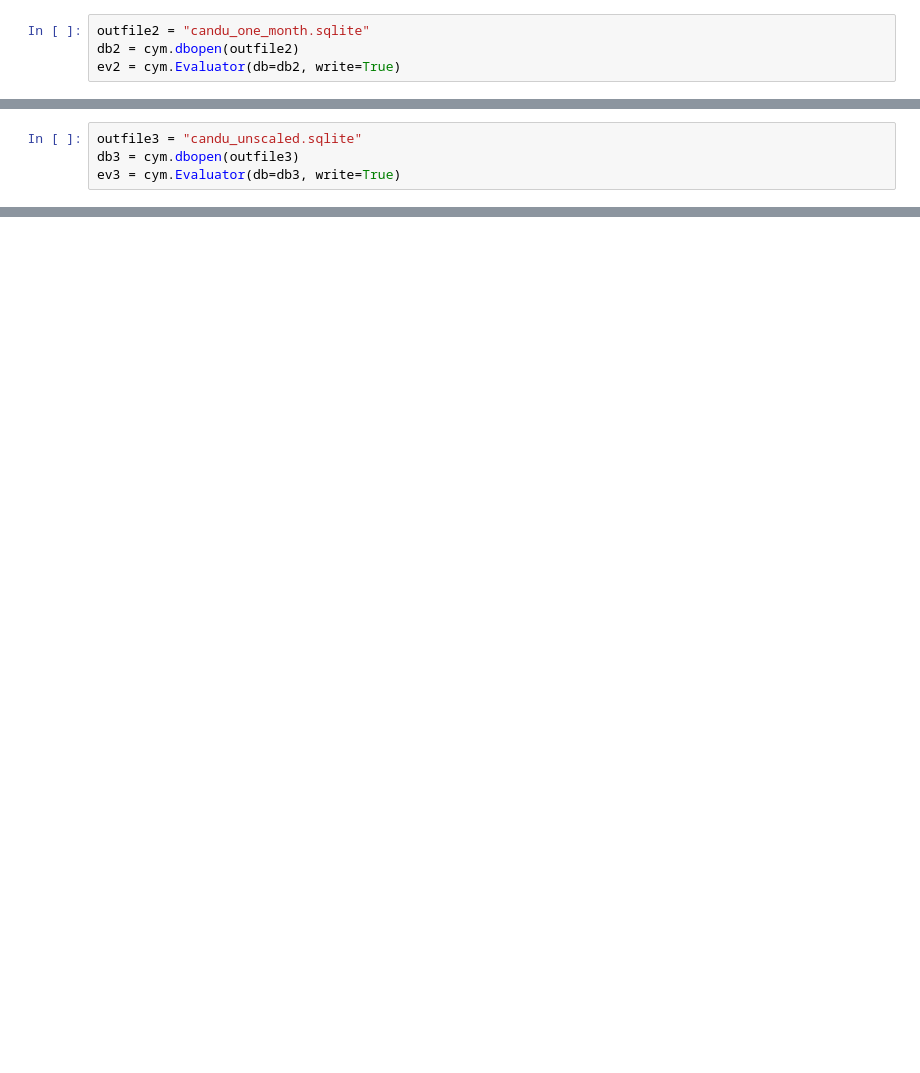
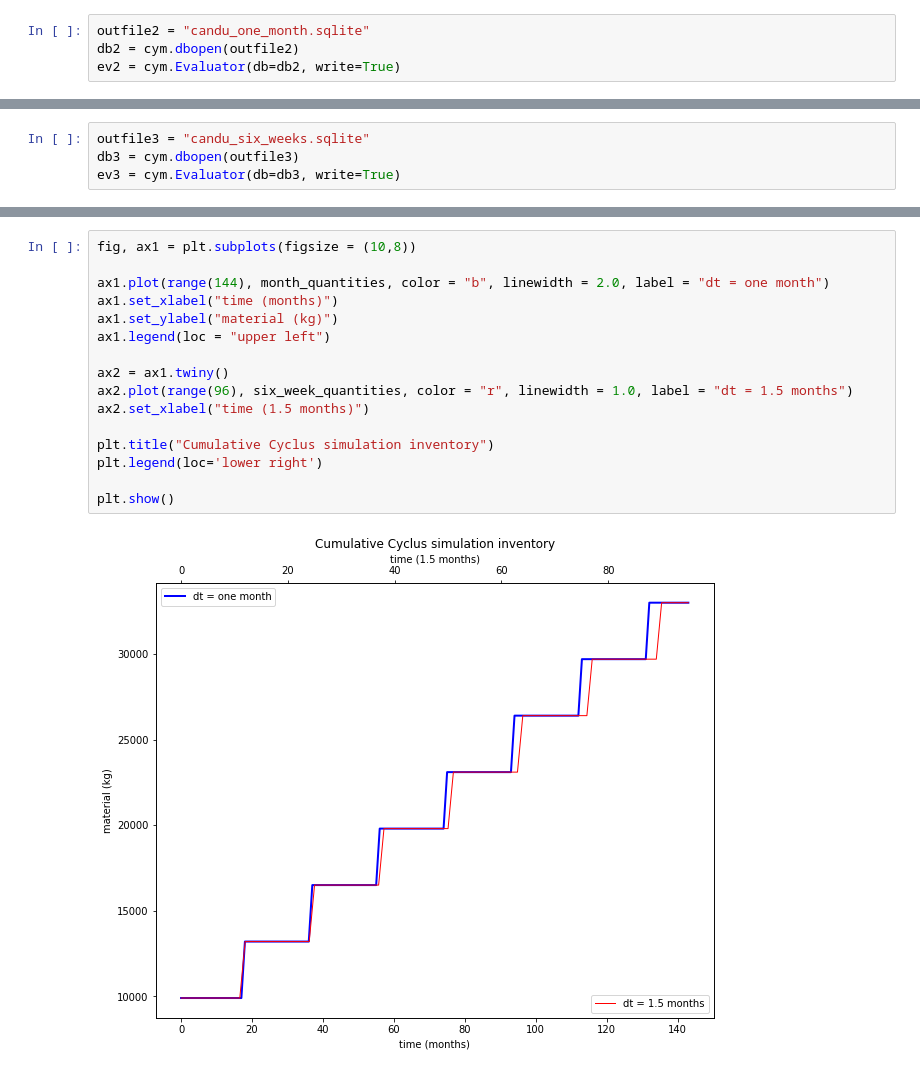
Before and after one commit to a-co/cyclus_fidelity, a Jupyter notebook: cyclus_fidelity.ipynb, the cells around one changed output, grey strips where cells are left out. Saved outputs shown, nothing was run; the diff lists cells and outputs as text; blank space fills up the shorter version.

```diff
--- a/cyclus_fidelity.ipynb
+++ b/cyclus_fidelity.ipynb
@@ -60,5 +89,5 @@ cym.graphs.flow_graph(ev2, label = "mass")
 # %%
-outfile3 = "candu_unscaled.sqlite"
+outfile3 = "candu_six_weeks.sqlite"
 db3 = cym.dbopen(outfile3)
 ev3 = cym.Evaluator(db=db3, write=True)
 # %%
@@ -97,0 +131,18 @@ plt.show()
+# %%
+fig, ax1 = plt.subplots(figsize = (10,8))
+
+ax1.plot(range(144), month_quantities, color = "b", linewidth = 2.0, label = "dt = one month")
+ax1.set_xlabel("time (months)")
+ax1.set_ylabel("material (kg)")
+ax1.legend(loc = "upper left")
+
+ax2 = ax1.twiny()
+ax2.plot(range(96), six_week_quantities, color = "r", linewidth = 1.0, label = "dt = 1.5 months")
+ax2.set_xlabel("time (1.5 months)")
+
+plt.title("Cumulative Cyclus simulation inventory")
+plt.legend(loc='lower right')
+
+plt.show()
+# %% [output]
+[figure, added]
```
Also changed, not shown: parts of 14 cells of this notebook.
